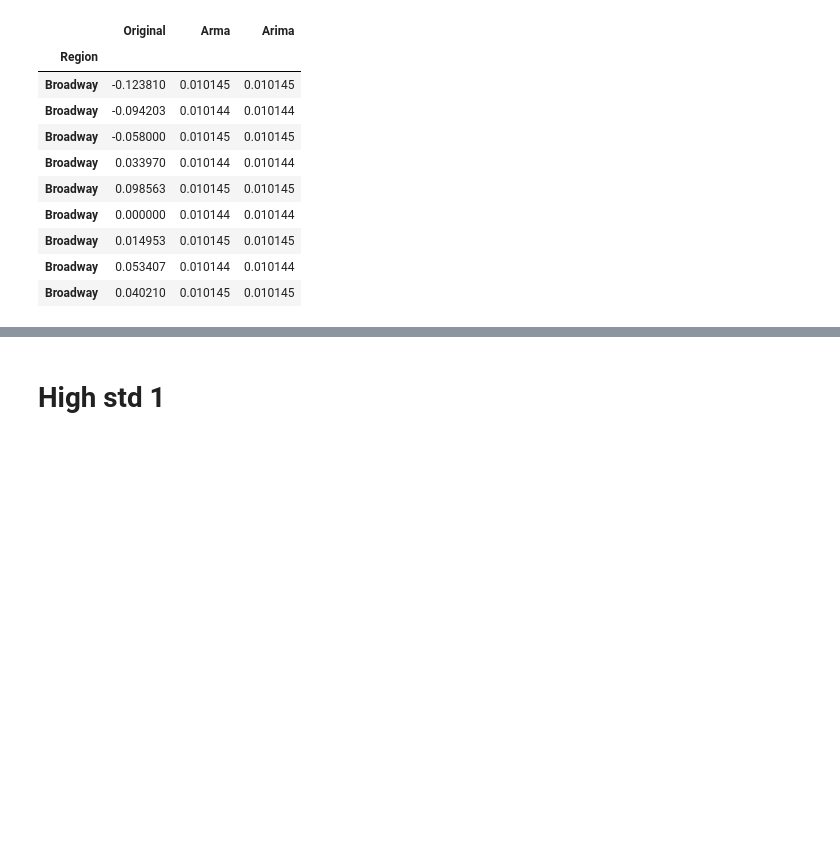
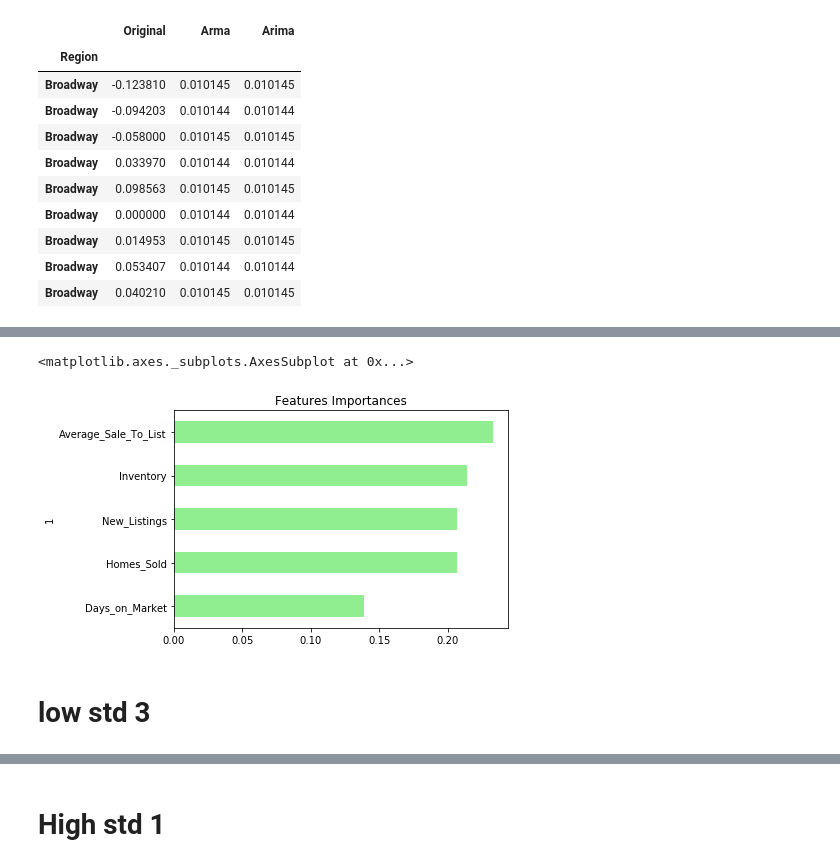
Before and after one commit to CapraRoyale/property-predictions, a Jupyter notebook: neighborhoods.ipynb, the cells around one changed output, grey strips where cells are left out. Drawn from its saved outputs; the diff is of its cells as text; code cells hidden in the pictures; blank space fills up the shorter version.

Commit message:
10 neighborhoods arma arima garch importancce of attributes

```diff
--- a/neighborhoods.ipynb
+++ b/neighborhoods.ipynb
@@ -613,0 +620,8 @@ Comparison_2
+# %%
+xtrain = X.iloc[:94,:]
+xtest = X.iloc[95:,:]
+
+ytrain = y[0:94]
+ytest = y[95::]
+
+xtest
@@ -613,0 +640,13 @@ Comparison_2
+# %%
+from sklearn.ensemble import RandomForestClassifier
+from sklearn.preprocessing import StandardScaler
+
+scaler = StandardScaler()
+# %%
+X_scaler = scaler.fit(xtrain)
+X_train_scaled = X_scaler.transform(xtrain)
+X_test_scaled = X_scaler.transform(xtest)
+# %%
+rf_model = RandomForestClassifier(n_estimators=500, random_state=78)
+rf_model = rf_model.fit(X_train_scaled, ytrain)
+predictions = rf_model.predict(X_test_scaled)
@@ -613,0 +656,12 @@ Comparison_2
+# %%
+importances_df = pd.DataFrame(sorted(zip(rf_model.feature_importances_, X.columns), reverse=True))
+importances_df.set_index(importances_df[1], inplace=True)
+importances_df.drop(columns=1, inplace=True)
+importances_df.rename(columns={0: 'Feature Importances'}, inplace=True)
+importances_sorted = importances_df.sort_values(by='Feature Importances')
+importances_sorted.plot(kind='barh', color='lightgreen', title= 'Features Importances', legend=False)
+# %% [output]
+<matplotlib.axes._subplots.AxesSubplot at 0x...>
+[figure, added]
+# %% [markdown]
+# low std 3
```
Also changed, not shown: parts of 175 cells of this notebook.
